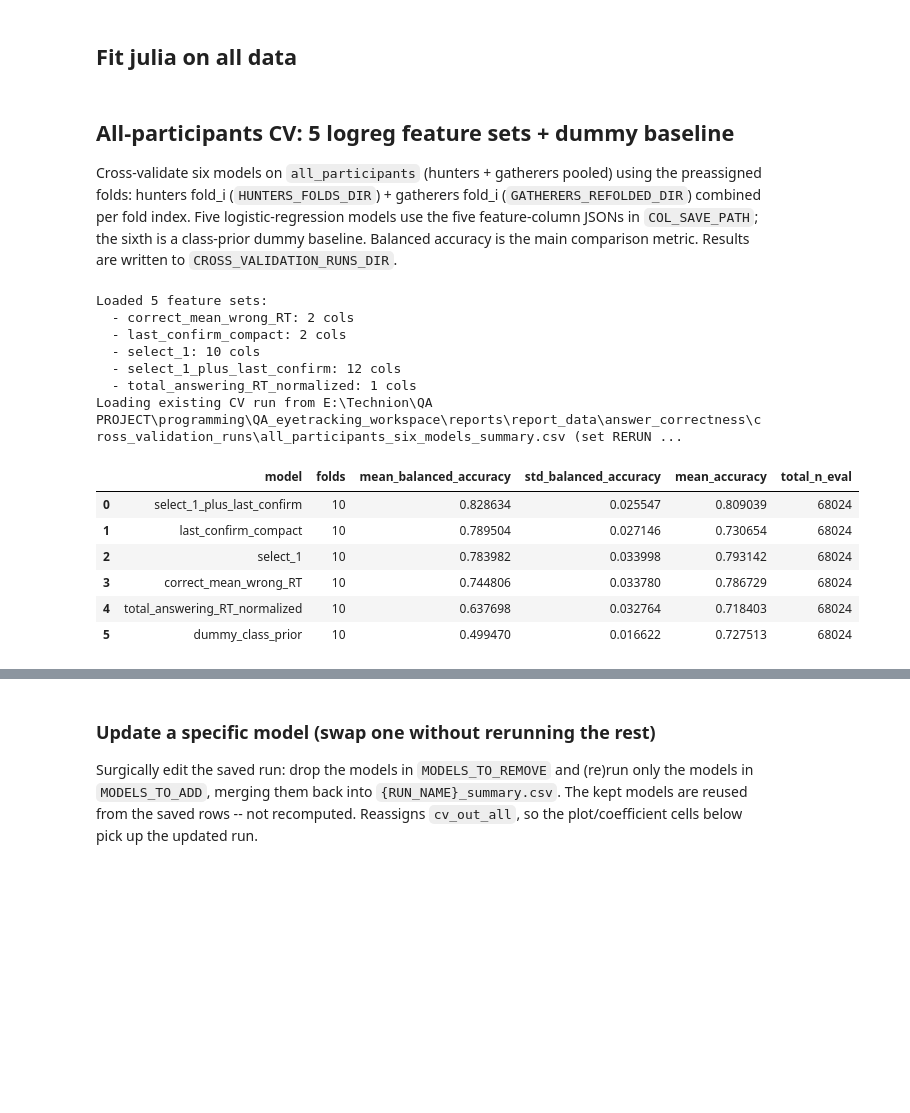
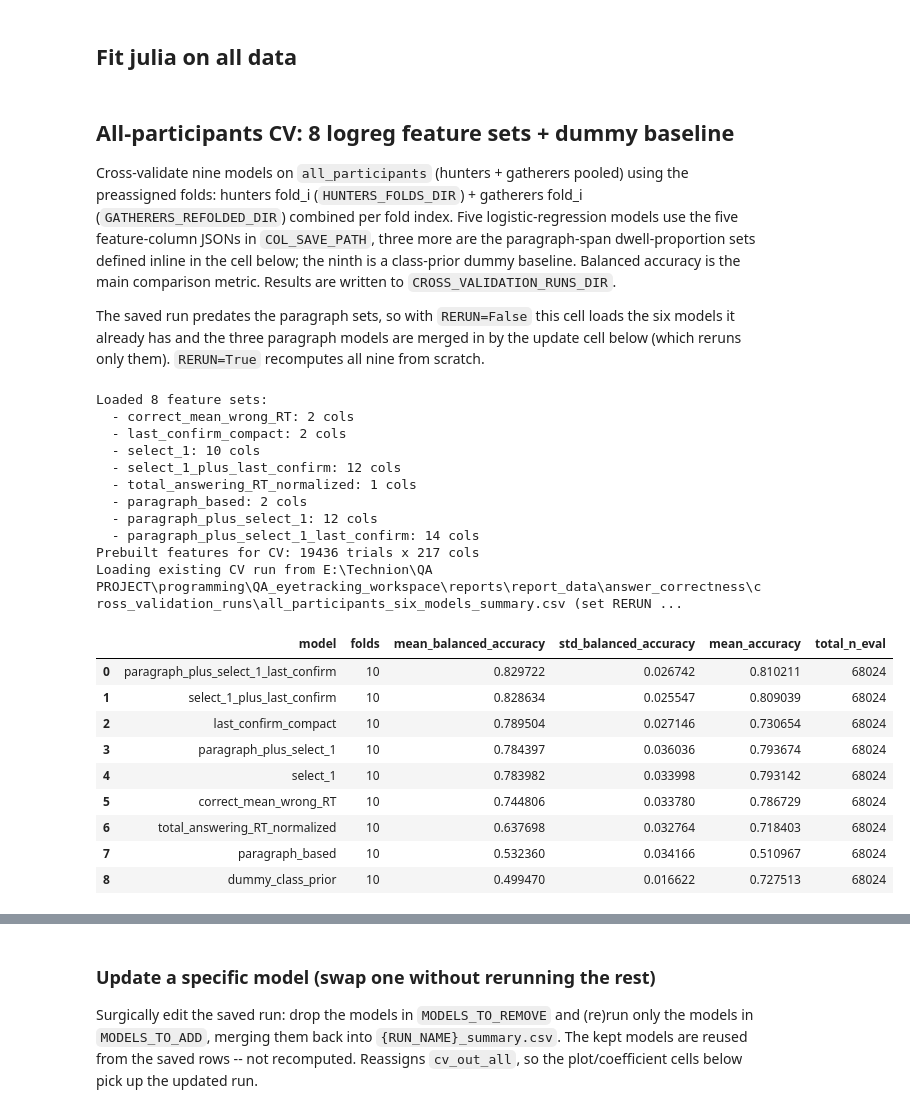
Before and after one commit to Mormorfor/QA_eyetracking, a Jupyter notebook: notebooks/answer_corr_prediction.ipynb, the cells around one changed output, grey strips where cells are left out. Drawn from its saved outputs; the diff is of its cells as text; code cells hidden in the pictures; blank space fills up the shorter version.

```diff
--- a/notebooks/answer_corr_prediction.ipynb
+++ b/notebooks/answer_corr_prediction.ipynb
@@ -422,14 +346,19 @@ display(
 # %% [markdown]
 ## Fit julia on all data
 # %% [markdown]
-## All-participants CV: 5 logreg feature sets + dummy baseline
+## All-participants CV: 8 logreg feature sets + dummy baseline
 
-Cross-validate six models on `all_participants` (hunters + gatherers pooled) using the
+Cross-validate nine models on `all_participants` (hunters + gatherers pooled) using the
 preassigned folds: hunters fold_i (`HUNTERS_FOLDS_DIR`) + gatherers fold_i
 (`GATHERERS_REFOLDED_DIR`) combined per fold index. Five logistic-regression models use
-the five feature-column JSONs in `COL_SAVE_PATH`; the sixth is a class-prior dummy
+the five feature-column JSONs in `COL_SAVE_PATH`, three more are the paragraph-span
+dwell-proportion sets defined inline in the cell below; the ninth is a class-prior dummy
 baseline. Balanced accuracy is the main comparison metric. Results are written to
 `CROSS_VALIDATION_RUNS_DIR`.
+
+The saved run predates the paragraph sets, so with `RERUN=False` this cell loads the
+six models it already has and the three paragraph models are merged in by the update
+cell below (which reruns only them). `RERUN=True` recomputes all nine from scratch.
 # %%
 from src.data_paths import GATHERERS_REFOLDED_DIR, HUNTERS_FOLDS_DIR, CROSS_VALIDATION_RUNS_DIR, COL_SAVE_PATH
 from predictive_modeling.answer_correctness.models.dummy_model import TrialLevelDummyModel
@@ -451,12 +380,37 @@ for json_path in sorted(COL_SAVE_PATH.glob("*.json")):
     payload = load_feature_columns_from_json(json_path)
     feature_sets[payload["identifier"]] = payload["columns"]
 
+# --- Paragraph-based sets, defined inline rather than as JSONs. Features are the
+#     dwell proportions of the critical and distractor spans on the *paragraph*
+#     screen (FG.PARAGRAPH_BASED minus "outside": the three shares sum to 1, so
+#     the third one is redundant). Tested alone and stacked on the selection sets.
+PARAGRAPH_PAIR = [
+    "area_dwell_proportion__critical",
+    "area_dwell_proportion__distractor",
+]
+
+feature_sets["paragraph_based"] = list(PARAGRAPH_PAIR)
+feature_sets["paragraph_plus_select_1"] = PARAGRAPH_PAIR + FG.SELECT_1_COLS
+feature_sets["paragraph_plus_select_1_last_confirm"] = (
+    PARAGRAPH_PAIR + FG.SELECT_1_COLS + FG.LAST_CONFIRM_COMPACT
+)
+
 print(f"Loaded {len(feature_sets)} feature sets:")
 for name, cols in feature_sets.items():
     print(f"  - {name}: {len(cols)} cols")
 
+# --- Prebuilt trial-level features, passed to the CV so it slices this table per
+#     fold instead of rebuilding the whole feature frame from the raw word-level
+#     data once per regime *and* per model (10 x 7 x n_models builds).
+#     Requires the cache to be current -- rerun `save_all_features` after adding
+#     features. None of the sets compared here use a participant-level feature
+#     (dominance / breaks_pattern), which is the one case where a globally built
+#     table differs from the per-fold build; see `evaluate_one_fold_on_regimes`.
+cv_trial_df = load_all_features()
+print(f"Prebuilt features for CV: {cv_trial_df.shape[0]} trials x {cv_trial_df.shape[1]} cols")
+
 DUMMY_MODEL_NAME = "dummy_class_prior"
-RUN_NAME = "all_participants_six_models"
+RUN_NAME = "all_participants_six_models"  # historical name; the run now holds nine models
 RERUN = False  # set True to force recomputation even if a saved run exists
 
 summary_path = CROSS_VALIDATION_RUNS_DIR / f"{RUN_NAME}_summary.csv"
@@ -485,6 +439,7 @@ else:
         df_text_col=Con.TEXT_ID_COLUMN,
         feature_cols_by_model=feature_cols_by_model,
         keep_cols=None,
+        trial_df=cv_trial_df,
     )
 
     # --- Save the run.
@@ -492,40 +447,47 @@ else:
         cv_out_all,
         CROSS_VALIDATION_RUNS_DIR,
         run_name=RUN_NAME,
     )
 
 # --- Main comparison: balanced accuracy per model (overall + by regime).
 overall_bacc = (
     cv_out_all.summary_overall_df
     .sort_values("mean_balanced_accuracy", ascending=False)
     .reset_index(drop=True)
 )
 display(overall_bacc[[
     "model", "folds", "mean_balanced_accuracy", "std_balanced_accuracy",
     "mean_accuracy", "total_n_eval",
 ]])
 
 display(
     cv_out_all.summary_by_regime_df[[
         "model", "regime", "folds",
         "mean_balanced_accuracy", "std_balanced_accuracy", "mean_accuracy",
     ]]
 )
 # %% [output]
-Loaded 5 feature sets:
+Loaded 8 feature sets:
   - correct_mean_wrong_RT: 2 cols
   - last_confirm_compact: 2 cols
   - select_1: 10 cols
   - select_1_plus_last_confirm: 12 cols
   - total_answering_RT_normalized: 1 cols
+  - paragraph_based: 2 cols
+  - paragraph_plus_select_1: 12 cols
+  - paragraph_plus_select_1_last_confirm: 14 cols
+Prebuilt features for CV: 19436 trials x 217 cols
 Loading existing CV run from E:\Technion\QA PROJECT\programming\QA_eyetracking_workspace\reports\report_data\answer_correctness\cross_validation_runs\all_participants_six_models_summary.csv (set RERUN ...
 |  | model | folds | mean_balanced_accuracy | std_balanced_accuracy | mean_accuracy | total_n_eval |
-| 0 | select_1_plus_last_confirm | 10 | 0.828634 | 0.025547 | 0.809039 | 68024 |
-| 1 | last_confirm_compact | 10 | 0.789504 | 0.027146 | 0.730654 | 68024 |
-| 2 | select_1 | 10 | 0.783982 | 0.033998 | 0.793142 | 68024 |
-| 3 | correct_mean_wrong_RT | 10 | 0.744806 | 0.033780 | 0.786729 | 68024 |
-| 4 | total_answering_RT_normalized | 10 | 0.637698 | 0.032764 | 0.718403 | 68024 |
-| 5 | dummy_class_prior | 10 | 0.499470 | 0.016622 | 0.727513 | 68024 |
+| 0 | paragraph_plus_select_1_last_confirm | 10 | 0.829722 | 0.026742 | 0.810211 | 68024 |
+| 1 | select_1_plus_last_confirm | 10 | 0.828634 | 0.025547 | 0.809039 | 68024 |
+| 2 | last_confirm_compact | 10 | 0.789504 | 0.027146 | 0.730654 | 68024 |
+| 3 | paragraph_plus_select_1 | 10 | 0.784397 | 0.036036 | 0.793674 | 68024 |
+| 4 | select_1 | 10 | 0.783982 | 0.033998 | 0.793142 | 68024 |
+| 5 | correct_mean_wrong_RT | 10 | 0.744806 | 0.033780 | 0.786729 | 68024 |
+| 6 | total_answering_RT_normalized | 10 | 0.637698 | 0.032764 | 0.718403 | 68024 |
+| 7 | paragraph_based | 10 | 0.532360 | 0.034166 | 0.510967 | 68024 |
+| 8 | dummy_class_prior | 10 | 0.499470 | 0.016622 | 0.727513 | 68024 |
 |  | model | regime | folds | mean_balanced_accuracy | std_balanced_accuracy | mean_accuracy |
 | 0 | correct_mean_wrong_RT | test_seen_subject_unseen_item | 10 | 0.748908 | 0.020625 | 0.789021 |
 | 1 | correct_mean_wrong_RT | test_unseen_subject_seen_item | 10 | 0.749315 | 0.017681 | 0.790818 |
```
Also changed, not shown: parts of 10 cells of this notebook, 33 other files.
